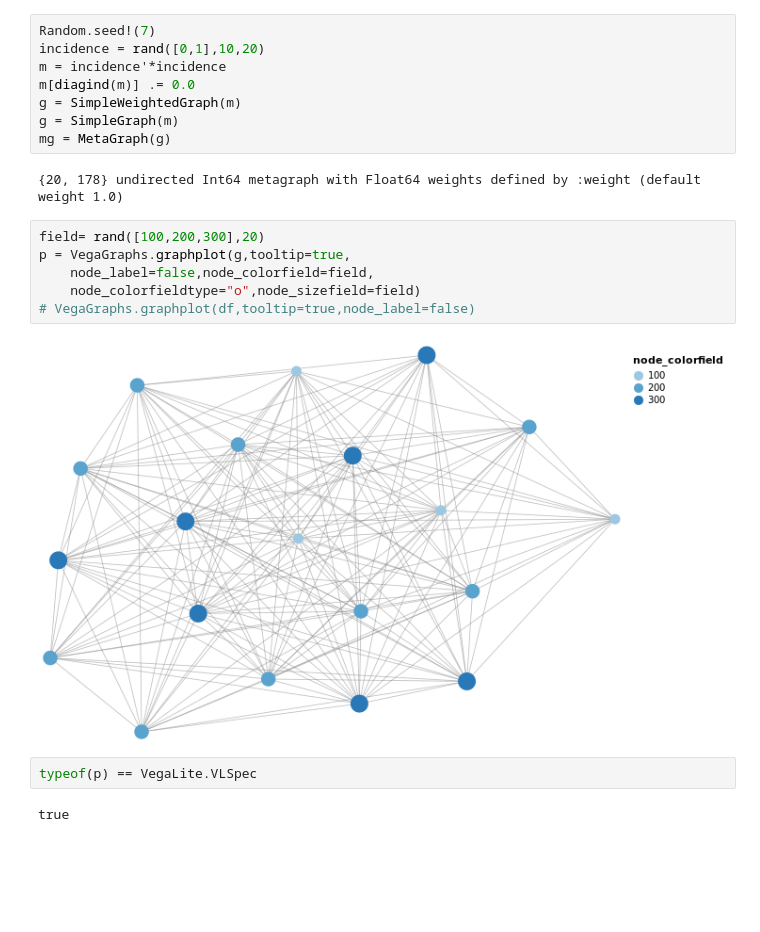
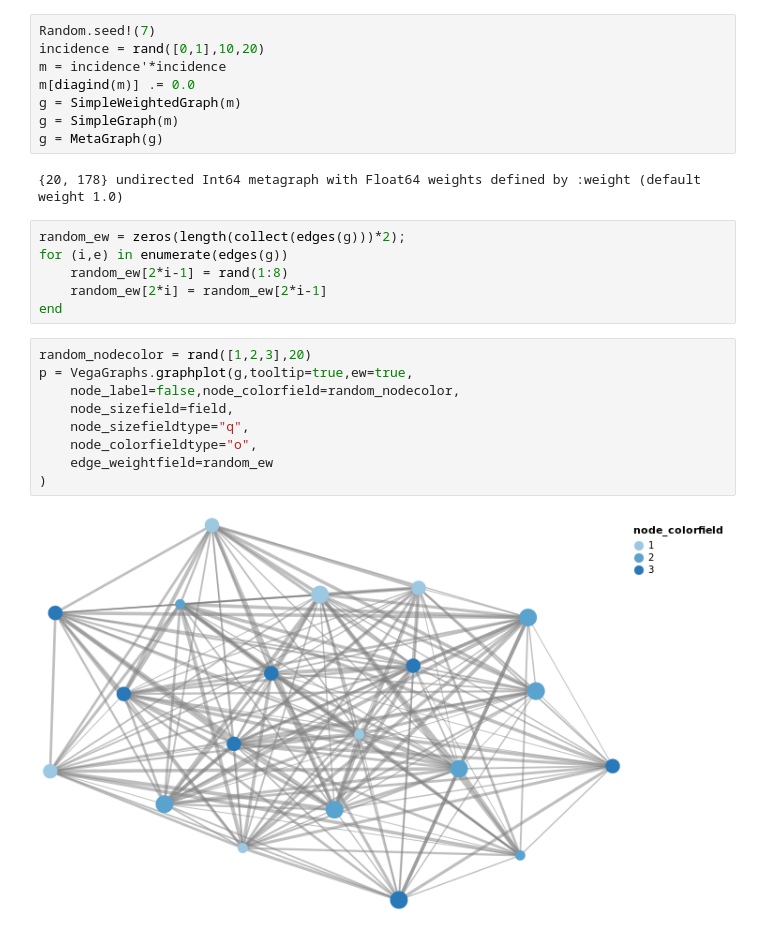
Before and after one commit to JuliaGraphs/VegaGraphs.jl, a Jupyter notebook: sandbox/Testing_graphplot.ipynb, the cells around one changed output. Cells and saved outputs as stored; diff of their text form; blank space fills up the shorter version.

Commit message:
Modifyied to work with AbstractGraph

```diff
--- a/sandbox/Testing_graphplot.ipynb
+++ b/sandbox/Testing_graphplot.ipynb
@@ -18,18 +12,23 @@ m = incidence'*incidence
 m[diagind(m)] .= 0.0
 g = SimpleWeightedGraph(m)
 g = SimpleGraph(m)
-mg = MetaGraph(g)
+g = MetaGraph(g)
 # %% [output]
 {20, 178} undirected Int64 metagraph with Float64 weights defined by :weight (default weight 1.0)
+# %%
+random_ew = zeros(length(collect(edges(g)))*2);
+for (i,e) in enumerate(edges(g))
+    random_ew[2*i-1] = rand(1:8)
+    random_ew[2*i] = random_ew[2*i-1]
+end
 # %%
-field= rand([100,200,300],20)
-p = VegaGraphs.graphplot(g,tooltip=true,
-    node_label=false,node_colorfield=field,
-    node_colorfieldtype="o",node_sizefield=field)
-# VegaGraphs.graphplot(df,tooltip=true,node_label=false)
+random_nodecolor = rand([1,2,3],20)
+p = VegaGraphs.graphplot(g,tooltip=true,ew=true,
+    node_label=false,node_colorfield=random_nodecolor,
+    node_sizefield=field,
+    node_sizefieldtype="q",
+    node_colorfieldtype="o",
+    edge_weightfield=random_ew
+)
 # %% [output]
-[figure, old version]
+[figure, new version]
-# %%
-typeof(p) == VegaLite.VLSpec
-# %% [output]
-true
```
Also changed, not shown: parts of 1 cell of this notebook, 3 other files.
